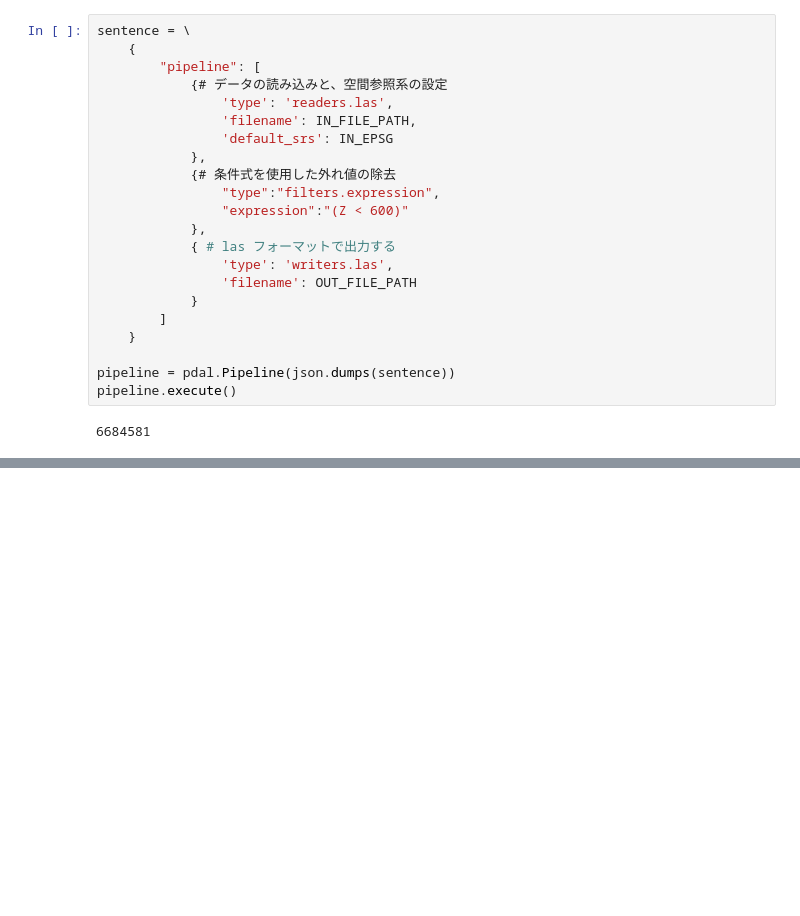
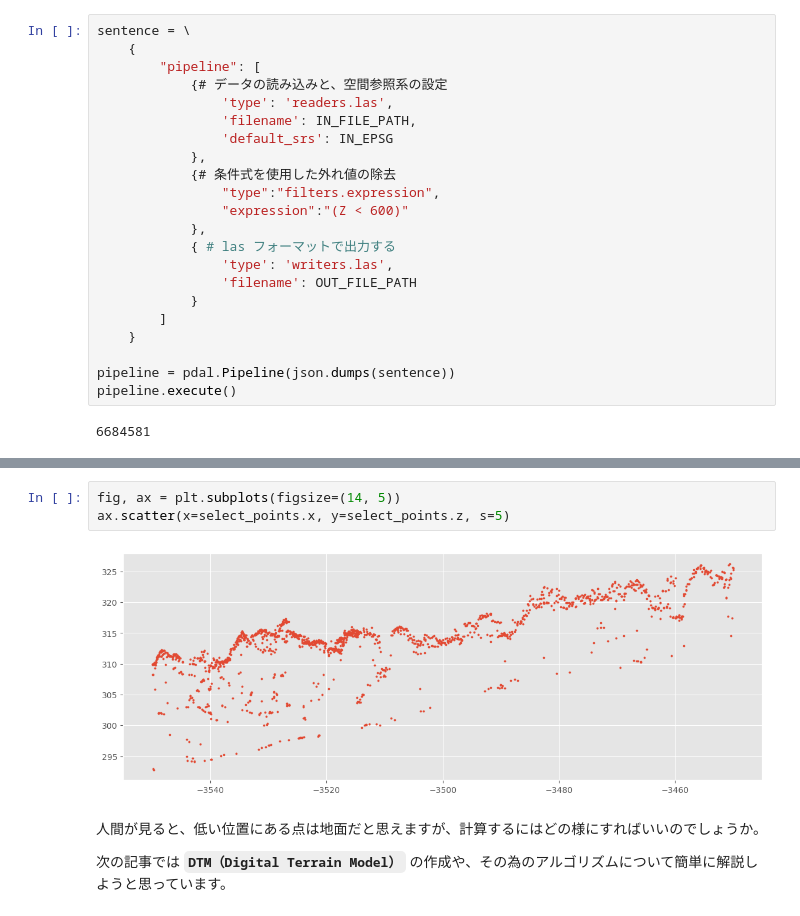
Before and after one commit to shingo405nagano/WriteZenn, a Jupyter notebook: notebooks/learn_lidar_session1_pdal.ipynb, the cells around one changed output, grey strips where cells are left out. Saved outputs shown, nothing was run; the diff lists cells and outputs as text; blank space fills up the shorter version.

```diff
--- a/notebooks/learn_lidar_session1_pdal.ipynb
+++ b/notebooks/learn_lidar_session1_pdal.ipynb
@@ -552,0 +587,9 @@ pipeline.execute()
+# %%
+fig, ax = plt.subplots(figsize=(14, 5))
+ax.scatter(x=select_points.x, y=select_points.z, s=5)
+# %% [output]
+[figure, added]
+# %% [markdown]
+人間が見ると、低い位置にある点は地面だと思えますが、計算するにはどの様にすればいいのでしょうか。
+
+次の記事では **`DTM（Digital Terrain Model）`** の作成や、その為のアルゴリズムについて簡単に解説しようと思っています。
```
Also changed, not shown: parts of 7 cells of this notebook, 1 other file.
